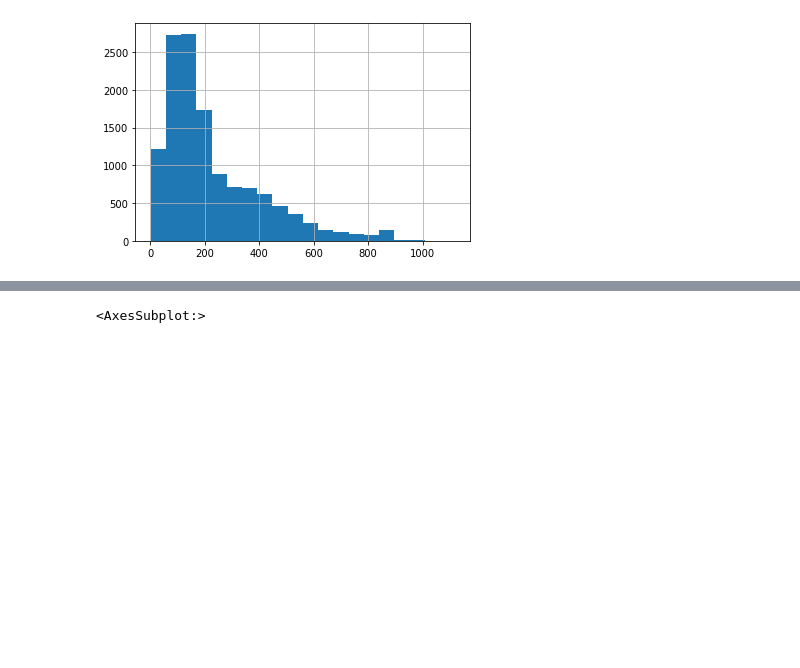
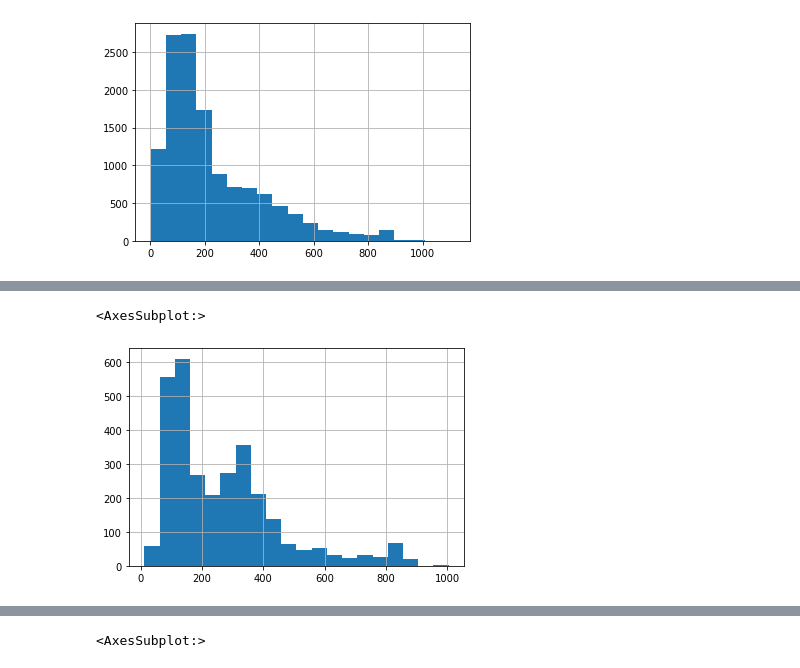
Before and after one commit to maxemileffort/paper-grading-assistant, a Jupyter notebook: notebooks/1-Wrangling and EDA.ipynb, the cells around one changed output, grey strips where cells are left out. Saved outputs shown, nothing was run; the diff lists cells and outputs as text; code cells hidden in the pictures; blank space fills up the shorter version.

```diff
--- a/notebooks/1-Wrangling and EDA.ipynb
+++ b/notebooks/1-Wrangling and EDA.ipynb
@@ -435,0 +455,6 @@ data['word_count'].hist(bins=20)
+# %%
+# D's word counts
+data.loc[data['class'] == 2, 'word_count'].hist(bins=20)
+# %% [output]
+<AxesSubplot:>
+[figure, added]
```
Also changed, not shown: parts of 11 cells of this notebook, 1 other file.
